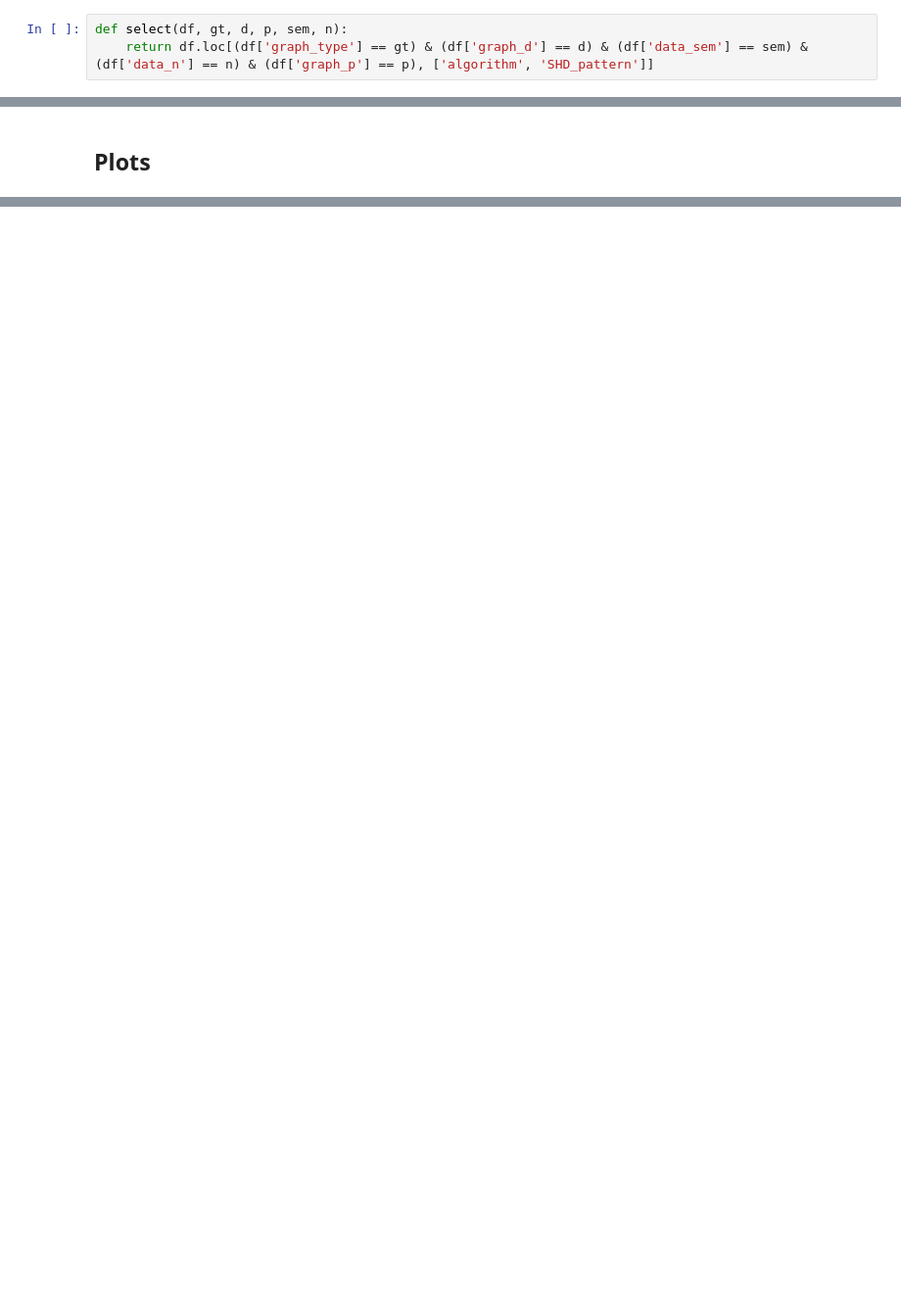
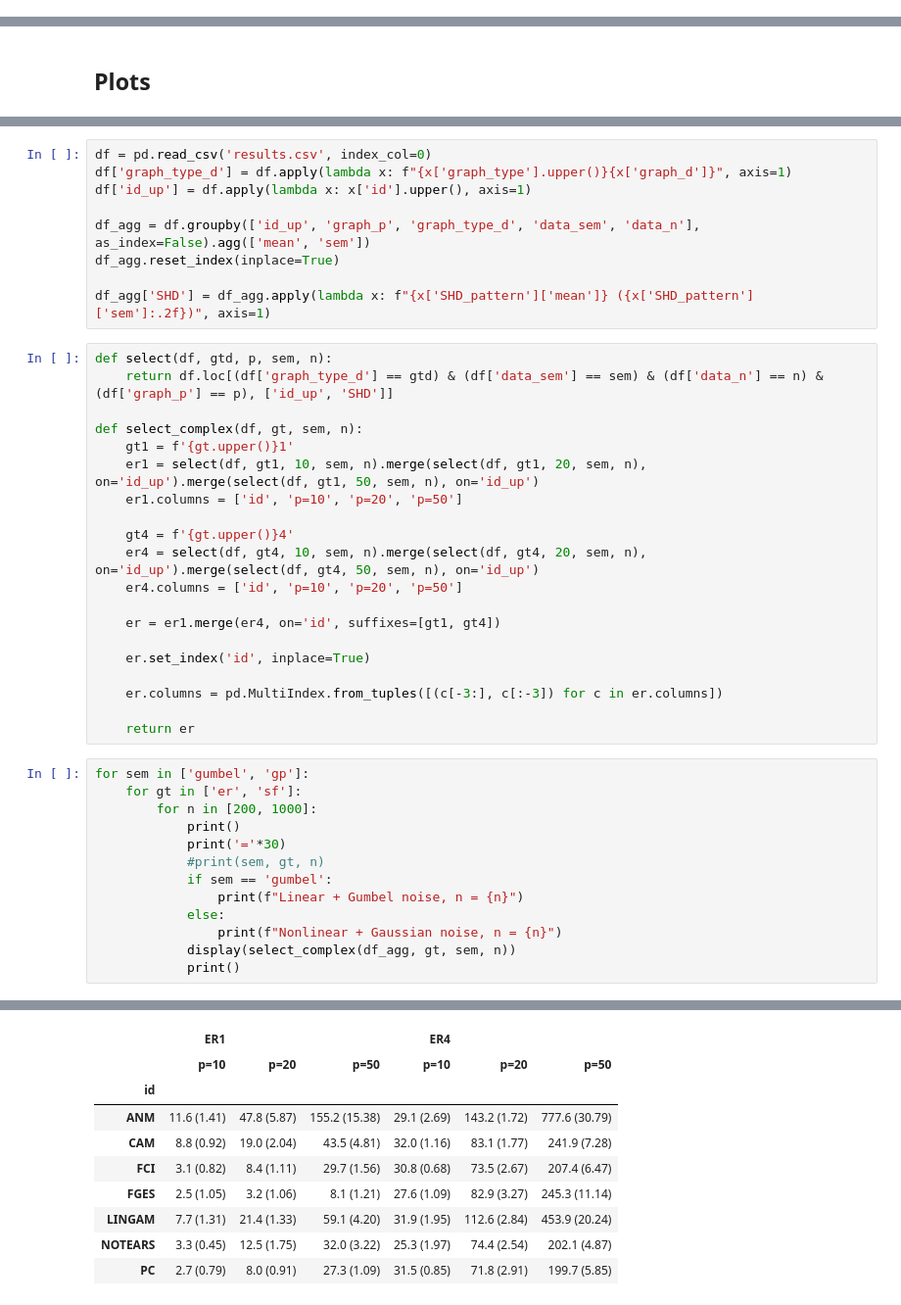
Before and after one commit to misoc-mml/hyperparams-causal-discovery, a Jupyter notebook: hyperparams/analyse.ipynb, the cells around one changed output, grey strips where cells are left out. Shown at 98% size. Saved outputs shown, nothing was run; the diff lists cells and outputs as text; blank space fills up the shorter version.

```diff
--- a/hyperparams/analyse.ipynb
+++ b/hyperparams/analyse.ipynb
@@ -10,3 +7,0 @@ df = pd.read_csv('SHD_pattern.csv', index_col=0)
-# %%
-def select(df, gt, d, p, sem, n):
-    return df.loc[(df['graph_type'] == gt) & (df['graph_d'] == d) & (df['data_sem'] == sem) & (df['data_n'] == n) & (df['graph_p'] == p), ['algorithm', 'SHD_pattern']]
@@ -164,0 +31,43 @@ sns.catplot(data=df_selected, x='graph_p', y='SHD_pattern', hue='algorithm', col
+# %%
+df = pd.read_csv('results.csv', index_col=0)
+df['graph_type_d'] = df.apply(lambda x: f"{x['graph_type'].upper()}{x['graph_d']}", axis=1)
+df['id_up'] = df.apply(lambda x: x['id'].upper(), axis=1)
+
+df_agg = df.groupby(['id_up', 'graph_p', 'graph_type_d', 'data_sem', 'data_n'], as_index=False).agg(['mean', 'sem'])
+df_agg.reset_index(inplace=True)
+
+df_agg['SHD'] = df_agg.apply(lambda x: f"{x['SHD_pattern']['mean']} ({x['SHD_pattern']['sem']:.2f})", axis=1)
+# %%
+def select(df, gtd, p, sem, n):
+    return df.loc[(df['graph_type_d'] == gtd) & (df['data_sem'] == sem) & (df['data_n'] == n) & (df['graph_p'] == p), ['id_up', 'SHD']]
+
+def select_complex(df, gt, sem, n):
+    gt1 = f'{gt.upper()}1'
+    er1 = select(df, gt1, 10, sem, n).merge(select(df, gt1, 20, sem, n), on='id_up').merge(select(df, gt1, 50, sem, n), on='id_up')
+    er1.columns = ['id', 'p=10', 'p=20', 'p=50']
+
+    gt4 = f'{gt.upper()}4'
+    er4 = select(df, gt4, 10, sem, n).merge(select(df, gt4, 20, sem, n), on='id_up').merge(select(df, gt4, 50, sem, n), on='id_up')
+    er4.columns = ['id', 'p=10', 'p=20', 'p=50']
+
+    er = er1.merge(er4, on='id', suffixes=[gt1, gt4])
+
+    er.set_index('id', inplace=True)
+
+    er.columns = pd.MultiIndex.from_tuples([(c[-3:], c[:-3]) for c in er.columns])
+
+    return er
+# %%
+for sem in ['gumbel', 'gp']:
+    for gt in ['er', 'sf']:
+        for n in [200, 1000]:
+            print()
+            print('='*30)
+            #print(sem, gt, n)
+            if sem == 'gumbel':
+                print(f"Linear + Gumbel noise, n = {n}")
+            else:
+                print(f"Nonlinear + Gaussian noise, n = {n}")
+            display(select_complex(df_agg, gt, sem, n))
+            print()
+# %% [output]
@@ -164,0 +76,10 @@ sns.catplot(data=df_selected, x='graph_p', y='SHD_pattern', hue='algorithm', col
+|  | ER1 |  |  | ER4 |  |  |
+|  | p=10 | p=20 | p=50 | p=10 | p=20 | p=50 |
+| id |  |  |  |  |  |  |
+| ANM | 11.6 (1.41) | 47.8 (5.87) | 155.2 (15.38) | 29.1 (2.69) | 143.2 (1.72) | 777.6 (30.79) |
+| CAM | 8.8 (0.92) | 19.0 (2.04) | 43.5 (4.81) | 32.0 (1.16) | 83.1 (1.77) | 241.9 (7.28) |
+| FCI | 3.1 (0.82) | 8.4 (1.11) | 29.7 (1.56) | 30.8 (0.68) | 73.5 (2.67) | 207.4 (6.47) |
+| FGES | 2.5 (1.05) | 3.2 (1.06) | 8.1 (1.21) | 27.6 (1.09) | 82.9 (3.27) | 245.3 (11.14) |
+| LINGAM | 7.7 (1.31) | 21.4 (1.33) | 59.1 (4.20) | 31.9 (1.95) | 112.6 (2.84) | 453.9 (20.24) |
+| NOTEARS | 3.3 (0.45) | 12.5 (1.75) | 32.0 (3.22) | 25.3 (1.97) | 74.4 (2.54) | 202.1 (4.87) |
+| PC | 2.7 (0.79) | 8.0 (0.91) | 27.3 (1.09) | 31.5 (0.85) | 71.8 (2.91) | 199.7 (5.85) |
```
Also changed, not shown: parts of 21 cells of this notebook, 1 other file.
